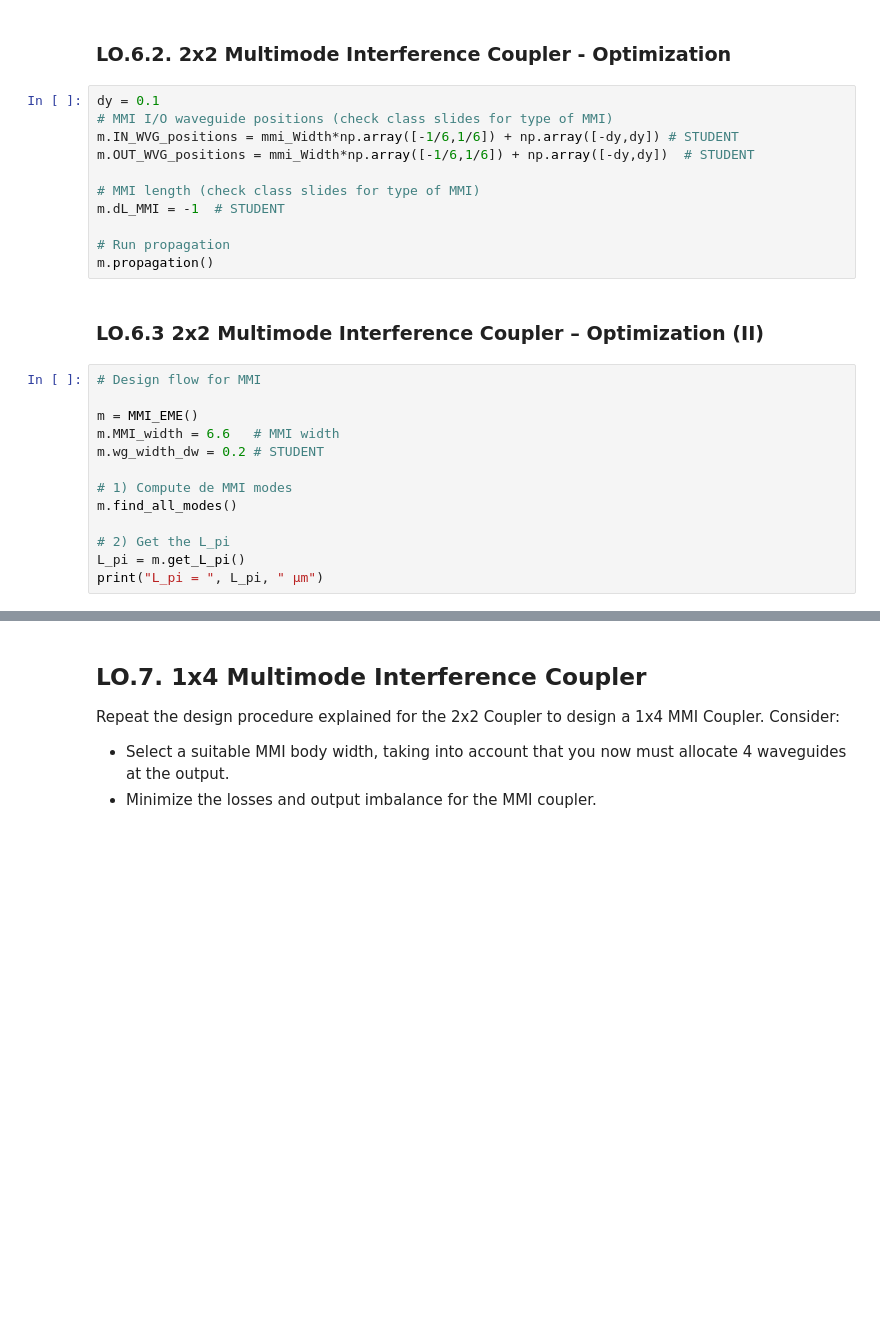
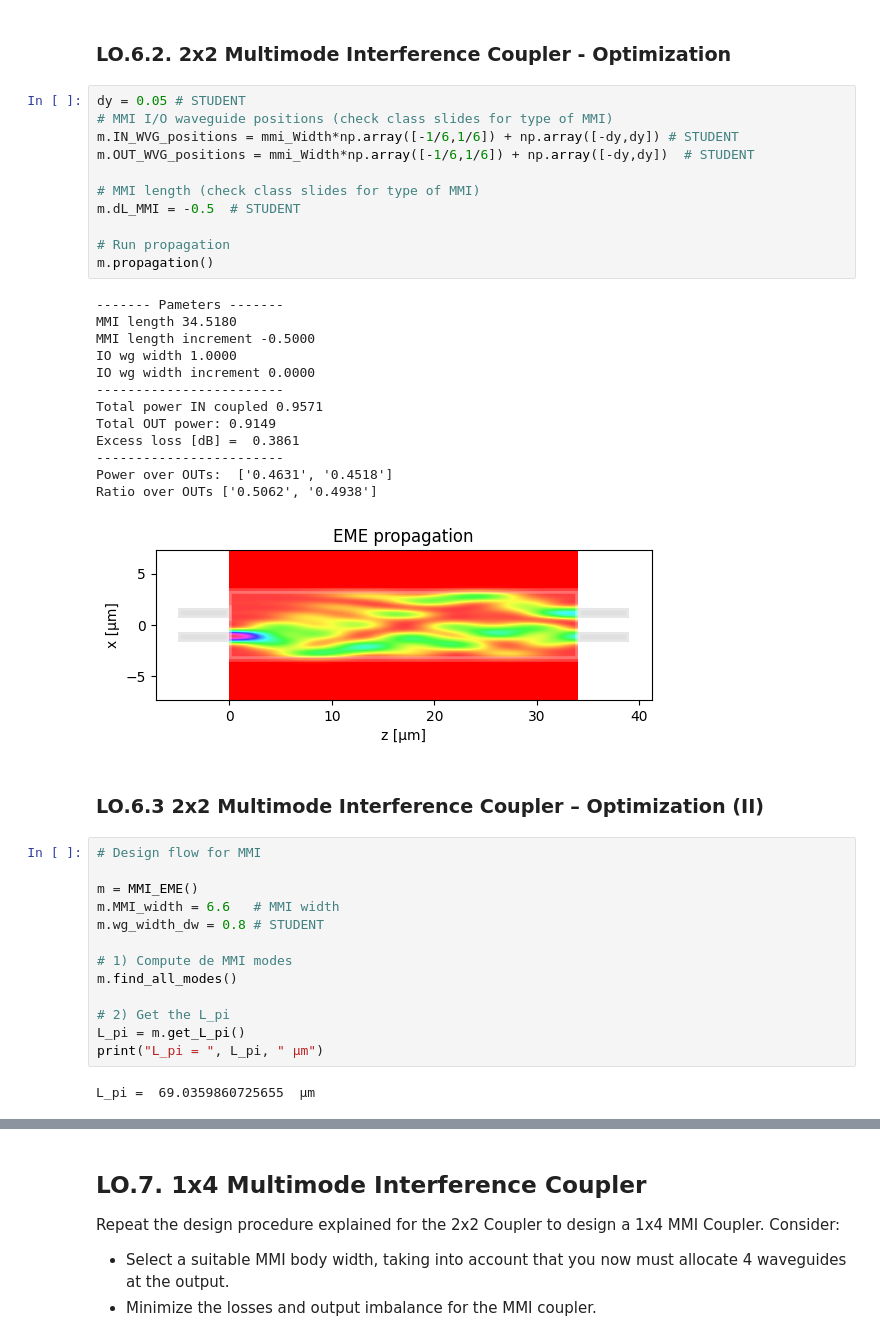
Before and after one commit to miiraandaa/cifoin-lab2, a Jupyter notebook: COUPLERS_Student.ipynb, the cells around one changed output, grey strips where cells are left out. Drawn from its saved outputs; the diff is of its cells as text; blank space fills up the shorter version.

```diff
--- a/COUPLERS_Student.ipynb
+++ b/COUPLERS_Student.ipynb
@@ -413,16 +460,30 @@ m.propagation()
 # %% [markdown]
 ### LO.6.2. 2x2 Multimode Interference Coupler - Optimization
 # %%
-dy = 0.1
+dy = 0.05 # STUDENT
 # MMI I/O waveguide positions (check class slides for type of MMI)
 m.IN_WVG_positions = mmi_Width*np.array([-1/6,1/6]) + np.array([-dy,dy]) # STUDENT
 m.OUT_WVG_positions = mmi_Width*np.array([-1/6,1/6]) + np.array([-dy,dy])  # STUDENT
 
 # MMI length (check class slides for type of MMI)
-m.dL_MMI = -1  # STUDENT
+m.dL_MMI = -0.5  # STUDENT
 
 # Run propagation
 m.propagation()
+# %% [output]
+------- Pameters -------
+MMI length 34.5180
+MMI length increment -0.5000
+IO wg width 1.0000
+IO wg width increment 0.0000
+------------------------
+Total power IN coupled 0.9571
+Total OUT power: 0.9149
+Excess loss [dB] =  0.3861
+------------------------
+Power over OUTs:  ['0.4631', '0.4518']
+Ratio over OUTs ['0.5062', '0.4938']
+[figure, added]
 # %% [markdown]
 ### LO.6.3 2x2 Multimode Interference Coupler – Optimization (II)
 # %%
@@ -430,7 +491,7 @@ m.propagation()
 
 m = MMI_EME()
 m.MMI_width = 6.6   # MMI width
-m.wg_width_dw = 0.2 # STUDENT
+m.wg_width_dw = 0.8 # STUDENT
 
 # 1) Compute de MMI modes
 m.find_all_modes()
@@ -438,6 +499,8 @@ m.find_all_modes()
 # 2) Get the L_pi
 L_pi = m.get_L_pi()
 print("L_pi = ", L_pi, " µm")
+# %% [output]
+L_pi =  69.0359860725655  µm
 # %%
 # 3) Configure MMI
 # # MMI I/O number (check class slides for type of MMI)
```
Also changed, not shown: parts of 12 cells of this notebook, 1 other file.
